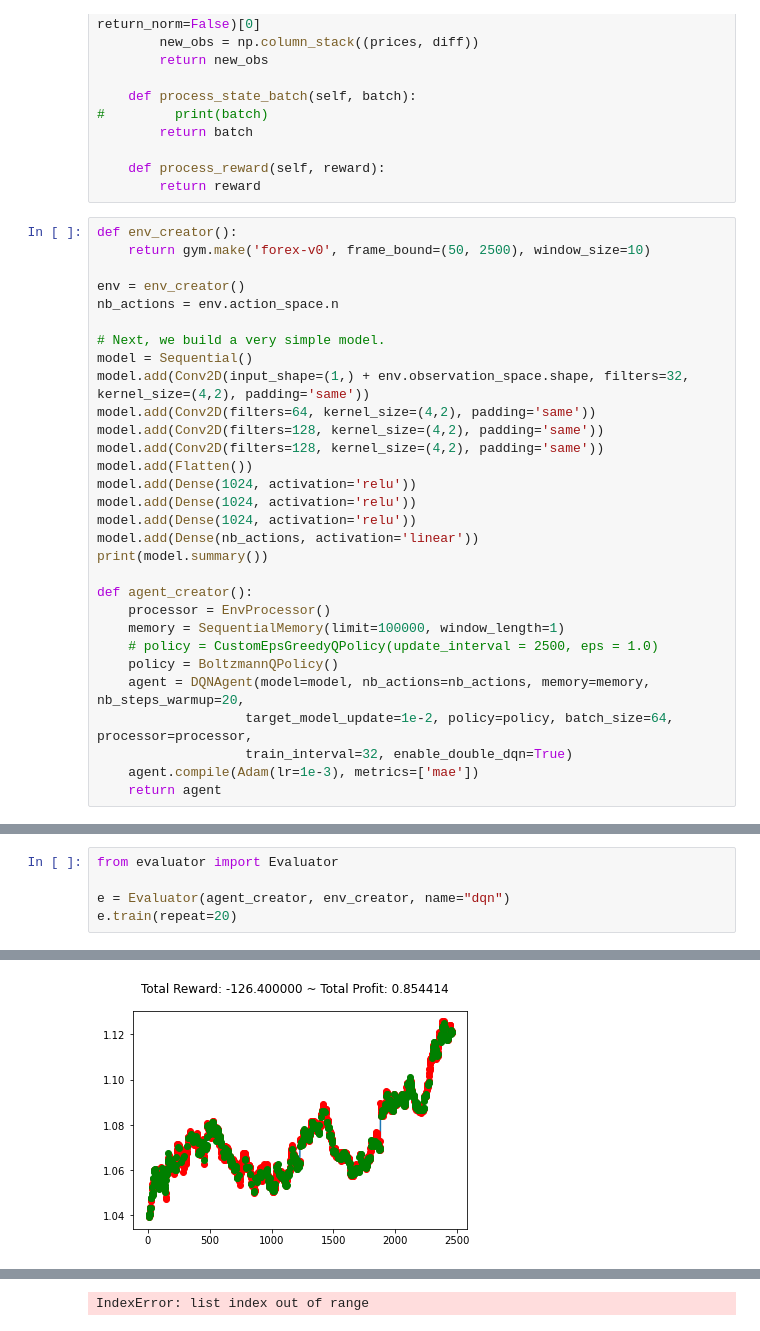
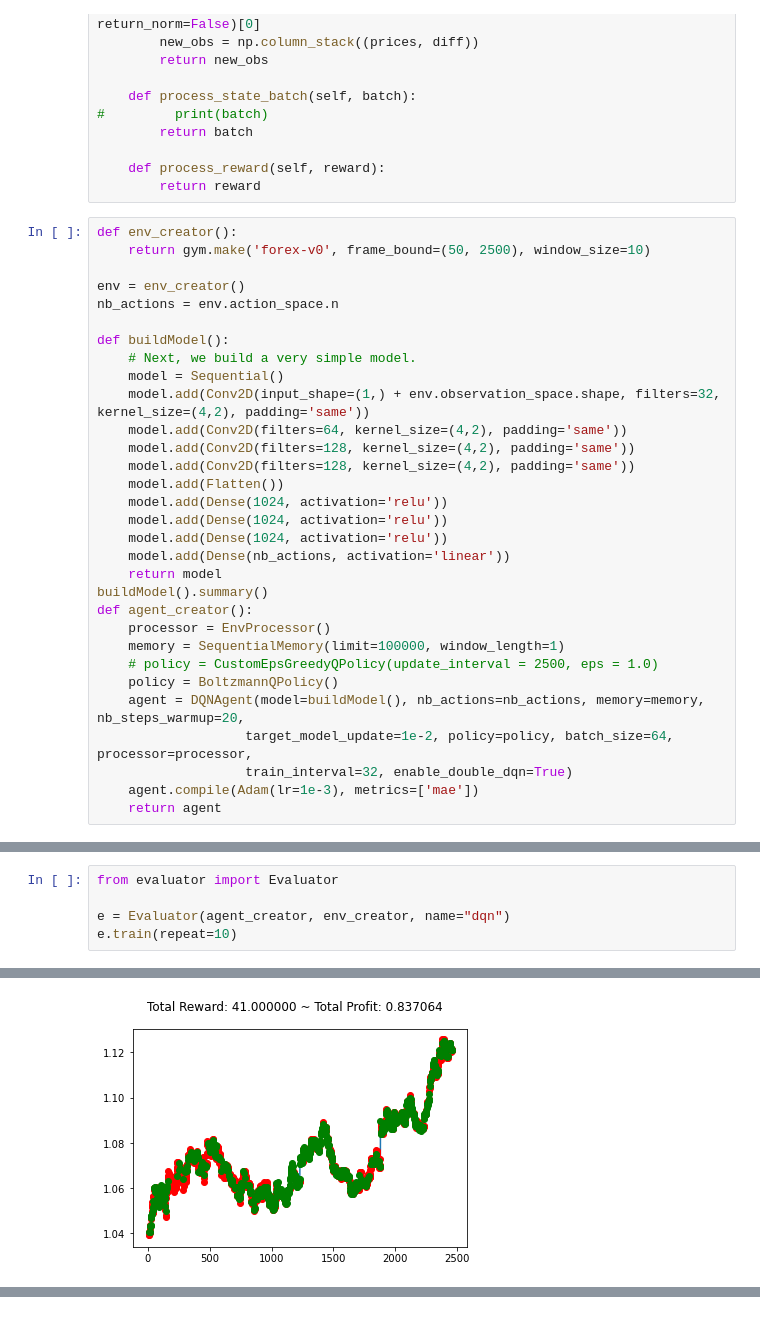
Before and after one commit to wliant/mtech-sls, a Jupyter notebook: TestEvaluation.ipynb, the cells around one changed output, grey strips where cells are left out. Cells and saved outputs as stored; diff of their text form.

```diff
--- a/TestEvaluation.ipynb
+++ b/TestEvaluation.ipynb
@@ -66,25 +66,26 @@ def env_creator():
 env = env_creator()
 nb_actions = env.action_space.n
 
-# Next, we build a very simple model.
-model = Sequential()
-model.add(Conv2D(input_shape=(1,) + env.observation_space.shape, filters=32, kernel_size=(4,2), padding='same'))
-model.add(Conv2D(filters=64, kernel_size=(4,2), padding='same'))
-model.add(Conv2D(filters=128, kernel_size=(4,2), padding='same'))
-model.add(Conv2D(filters=128, kernel_size=(4,2), padding='same'))
-model.add(Flatten())
-model.add(Dense(1024, activation='relu'))
-model.add(Dense(1024, activation='relu'))
-model.add(Dense(1024, activation='relu'))
-model.add(Dense(nb_actions, activation='linear'))
-print(model.summary())
-
+def buildModel():
+    # Next, we build a very simple model.
+    model = Sequential()
+    model.add(Conv2D(input_shape=(1,) + env.observation_space.shape, filters=32, kernel_size=(4,2), padding='same'))
+    model.add(Conv2D(filters=64, kernel_size=(4,2), padding='same'))
+    model.add(Conv2D(filters=128, kernel_size=(4,2), padding='same'))
+    model.add(Conv2D(filters=128, kernel_size=(4,2), padding='same'))
+    model.add(Flatten())
+    model.add(Dense(1024, activation='relu'))
+    model.add(Dense(1024, activation='relu'))
+    model.add(Dense(1024, activation='relu'))
+    model.add(Dense(nb_actions, activation='linear'))
+    return model
+buildModel().summary()
 def agent_creator():
     processor = EnvProcessor()
     memory = SequentialMemory(limit=100000, window_length=1)
     # policy = CustomEpsGreedyQPolicy(update_interval = 2500, eps = 1.0)
     policy = BoltzmannQPolicy()
-    agent = DQNAgent(model=model, nb_actions=nb_actions, memory=memory, nb_steps_warmup=20,
+    agent = DQNAgent(model=buildModel(), nb_actions=nb_actions, memory=memory, nb_steps_warmup=20,
                    target_model_update=1e-2, policy=policy, batch_size=64, processor=processor,
                    train_interval=32, enable_double_dqn=True)
     agent.compile(Adam(lr=1e-3), metrics=['mae'])
@@ -111,7 +112,7 @@ None
 from evaluator import Evaluator
 
 e = Evaluator(agent_creator, env_creator, name="dqn")
-e.train(repeat=20)
+e.train(repeat=10)
 # %% [output]
 ['loss', 'mean_absolute_error', 'mean_q']
 starting train 1
@@ -127 +129 @@ min reward: -135.19999999999976, max reward: 72.49999999999979, mean_reward: -0.
-[figure, old version]
+[figure, new version]
@@ -168 +166,0 @@ min reward: -127.5000000000004, max reward: 57.39999999999856, mean_reward: -0.1
-IndexError: list index out of range
```
Also changed, not shown: parts of 4 cells of this notebook, 2 other files.
